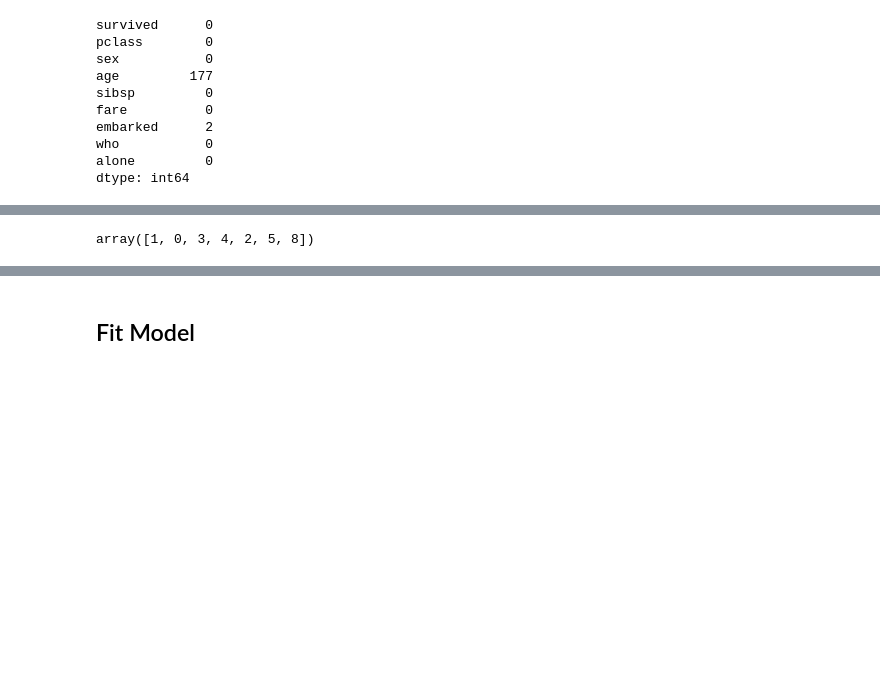
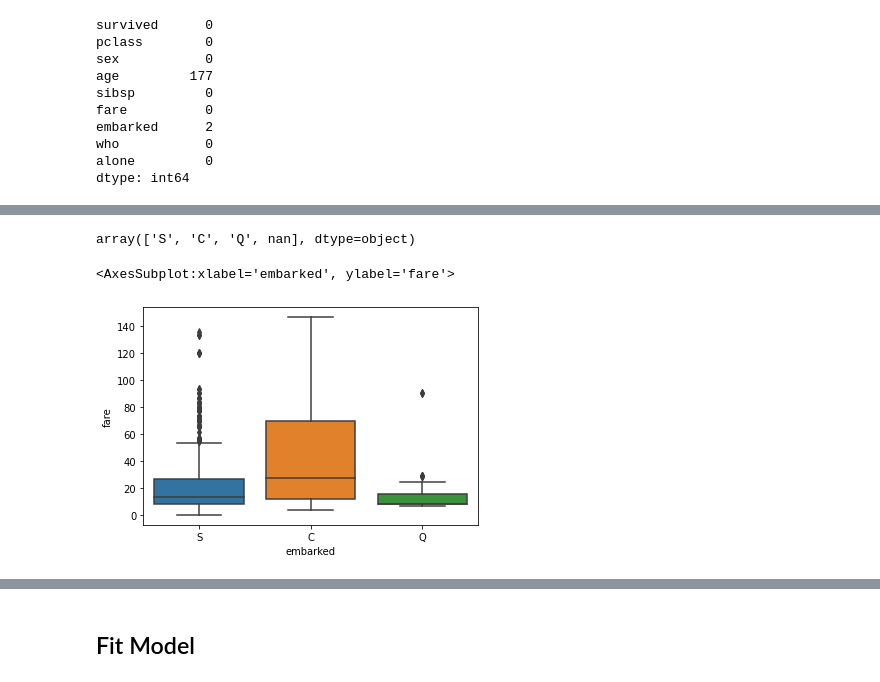
Before and after one commit to rolandina/project_ml, a Jupyter notebook: notebooks/model.ipynb, the cells around one changed output, grey strips where cells are left out. Cells and saved outputs as stored; diff of their text form; code cells hidden in the pictures; blank space fills up the shorter version.

```diff
--- a/notebooks/model.ipynb
+++ b/notebooks/model.ipynb
@@ -64 +88,10 @@ dtype: int64
+# %%
+df.embarked.unique()
+# %% [output]
+array(['S', 'C', 'Q', nan], dtype=object)
+# %%
+sns.boxplot(data = df_final[df_final['fare']<150][['embarked','fare']], x = 'embarked', y='fare')
+# %% [output]
+<AxesSubplot:xlabel='embarked', ylabel='fare'>
+[figure, added]
 # %%
@@ -71,4 +106,0 @@ df_final.replace(np.nan, np.mean(df_final[df_final['adult']==1]['adult']), inpla
-# %%
-df_final.sibsp.unique()
-# %% [output]
-array([1, 0, 3, 4, 2, 5, 8])
```
Also changed, not shown: parts of 5 cells of this notebook, 1 other file.
